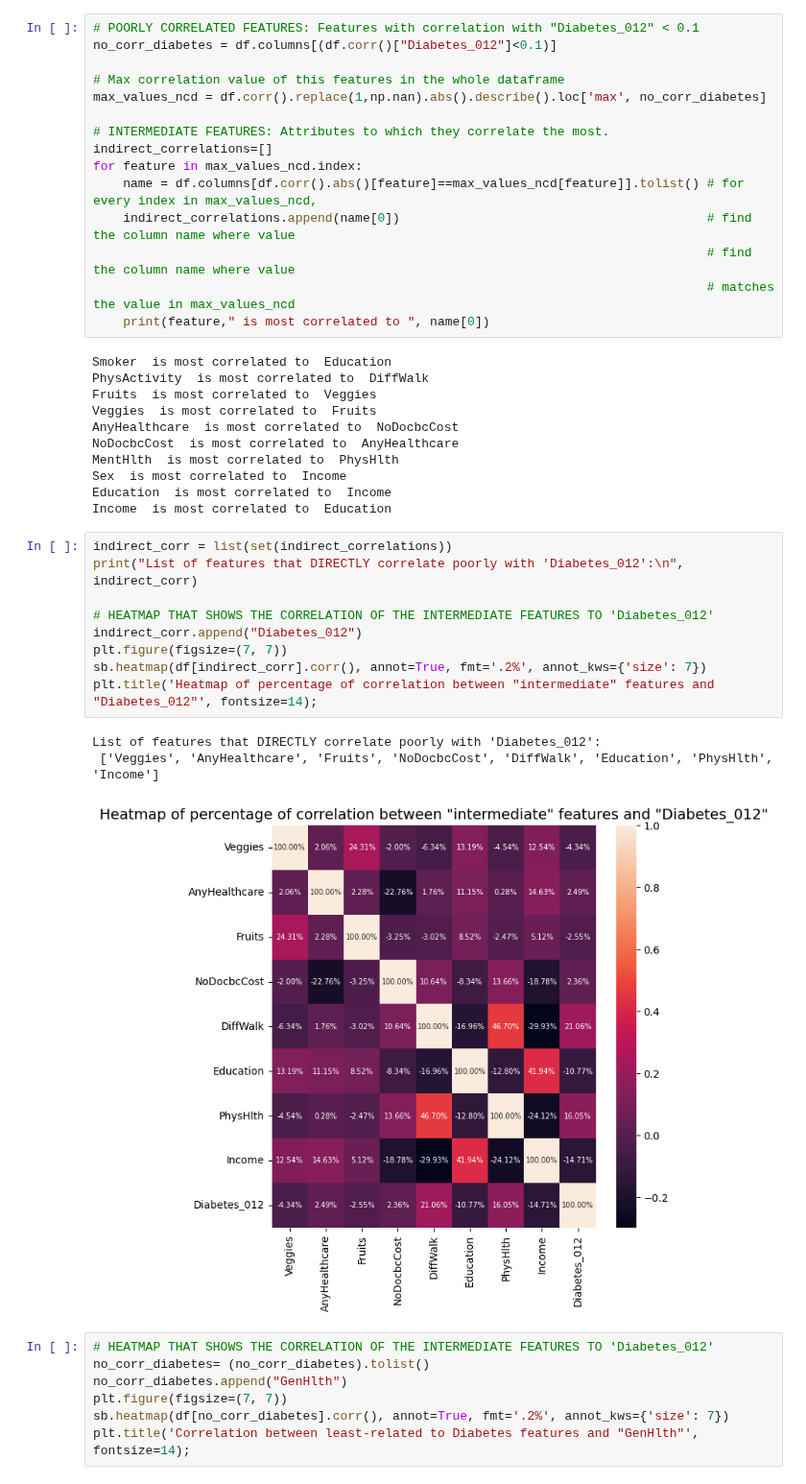
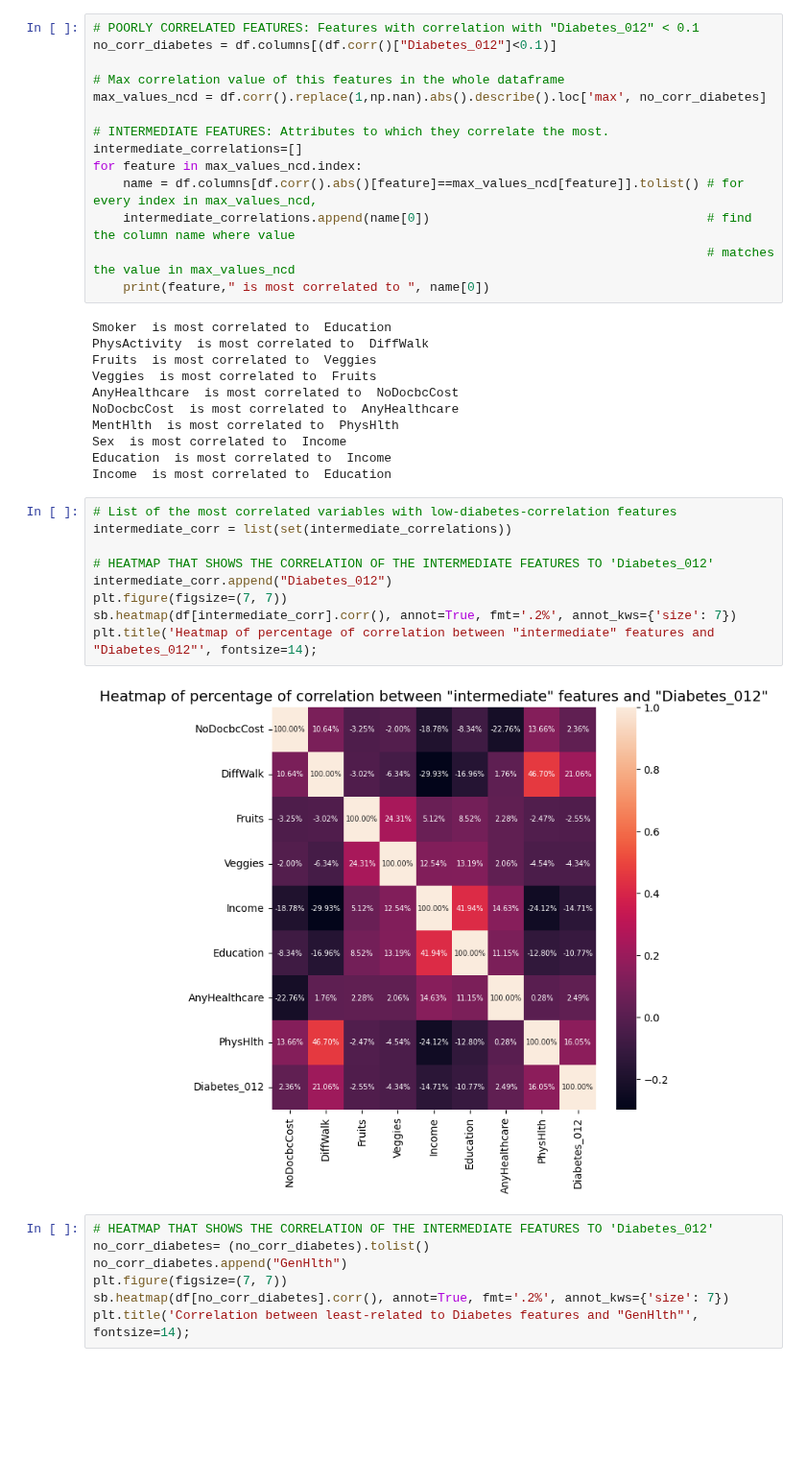
Before and after one commit to AliGarAlon/Diabetes_Project, a Jupyter notebook: diabetes_model.ipynb, the cells around one changed output. Shown at 96% size. Saved outputs shown, nothing was run; the diff lists cells and outputs as text; blank space fills up the shorter version.

```diff
--- a/diabetes_model.ipynb
+++ b/diabetes_model.ipynb
@@ -471,11 +479,10 @@ no_corr_diabetes = df.columns[(df.corr()["Diabetes_012"]<0.1)]
 max_values_ncd = df.corr().replace(1,np.nan).abs().describe().loc['max', no_corr_diabetes]
 
 # INTERMEDIATE FEATURES: Attributes to which they correlate the most.
-indirect_correlations=[]
+intermediate_correlations=[]
 for feature in max_values_ncd.index:
     name = df.columns[df.corr().abs()[feature]==max_values_ncd[feature]].tolist() # for every index in max_values_ncd,
-    indirect_correlations.append(name[0])                                         # find the column name where value
-                                                                                  # find the column name where value
+    intermediate_correlations.append(name[0])                                     # find the column name where value
                                                                                   # matches the value in max_values_ncd
     print(feature," is most correlated to ", name[0])
 # %% [output]
@@ -490,18 +497,16 @@ Sex  is most correlated to  Income
 Education  is most correlated to  Income
 Income  is most correlated to  Education
 # %%
-indirect_corr = list(set(indirect_correlations))
-print("List of features that DIRECTLY correlate poorly with 'Diabetes_012':\n", indirect_corr)
+# List of the most correlated variables with low-diabetes-correlation features
+intermediate_corr = list(set(intermediate_correlations))
 
 # HEATMAP THAT SHOWS THE CORRELATION OF THE INTERMEDIATE FEATURES TO 'Diabetes_012'
-indirect_corr.append("Diabetes_012")
+intermediate_corr.append("Diabetes_012")
 plt.figure(figsize=(7, 7))
-sb.heatmap(df[indirect_corr].corr(), annot=True, fmt='.2%', annot_kws={'size': 7})
+sb.heatmap(df[intermediate_corr].corr(), annot=True, fmt='.2%', annot_kws={'size': 7})
 plt.title('Heatmap of percentage of correlation between "intermediate" features and "Diabetes_012"', fontsize=14);
 # %% [output]
-List of features that DIRECTLY correlate poorly with 'Diabetes_012':
- ['Veggies', 'AnyHealthcare', 'Fruits', 'NoDocbcCost', 'DiffWalk', 'Education', 'PhysHlth', 'Income']
-[figure, old version]
+[figure, new version]
 # %%
 # HEATMAP THAT SHOWS THE CORRELATION OF THE INTERMEDIATE FEATURES TO 'Diabetes_012'
 no_corr_diabetes= (no_corr_diabetes).tolist()
```
Also changed, not shown: parts of 10 cells of this notebook.
